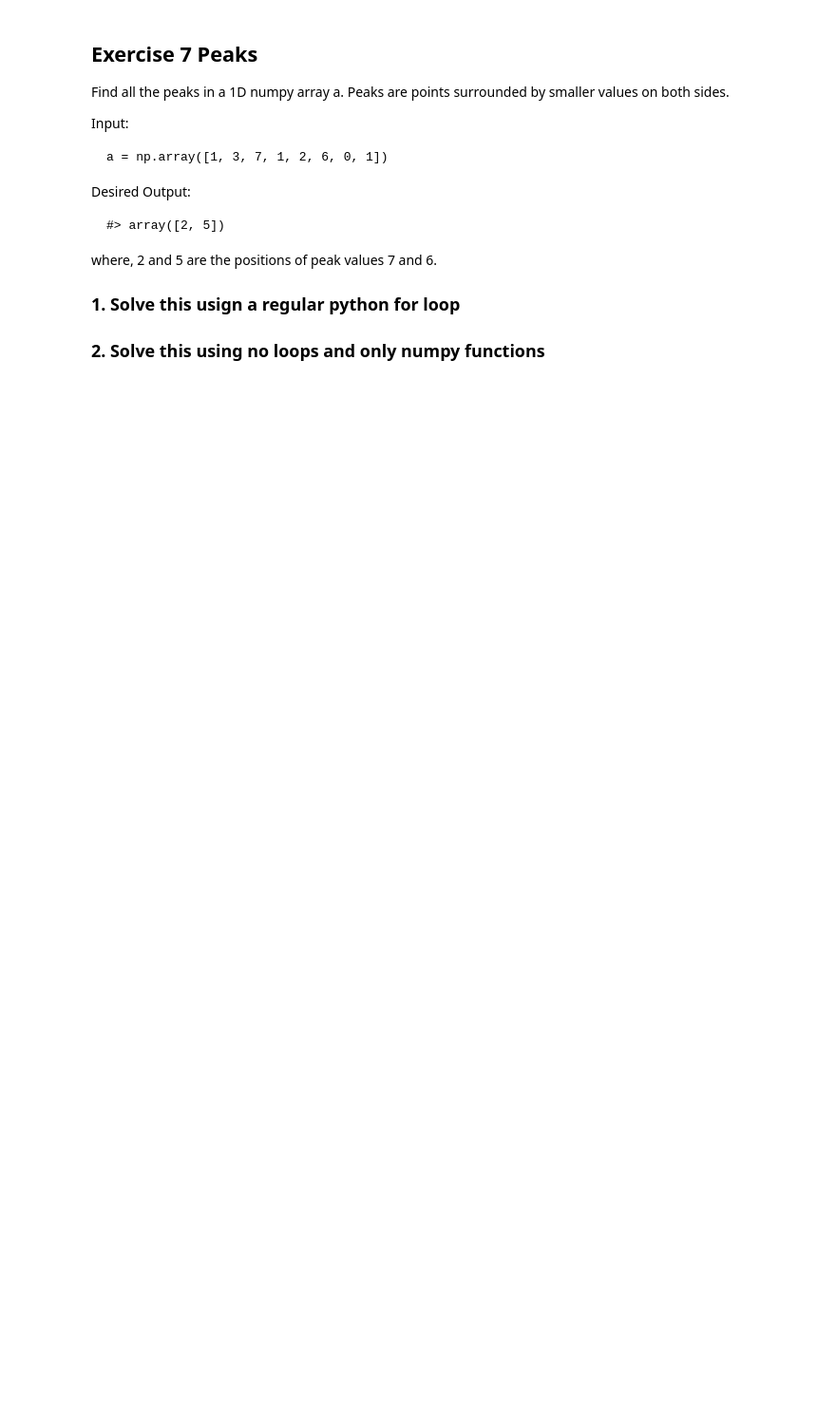
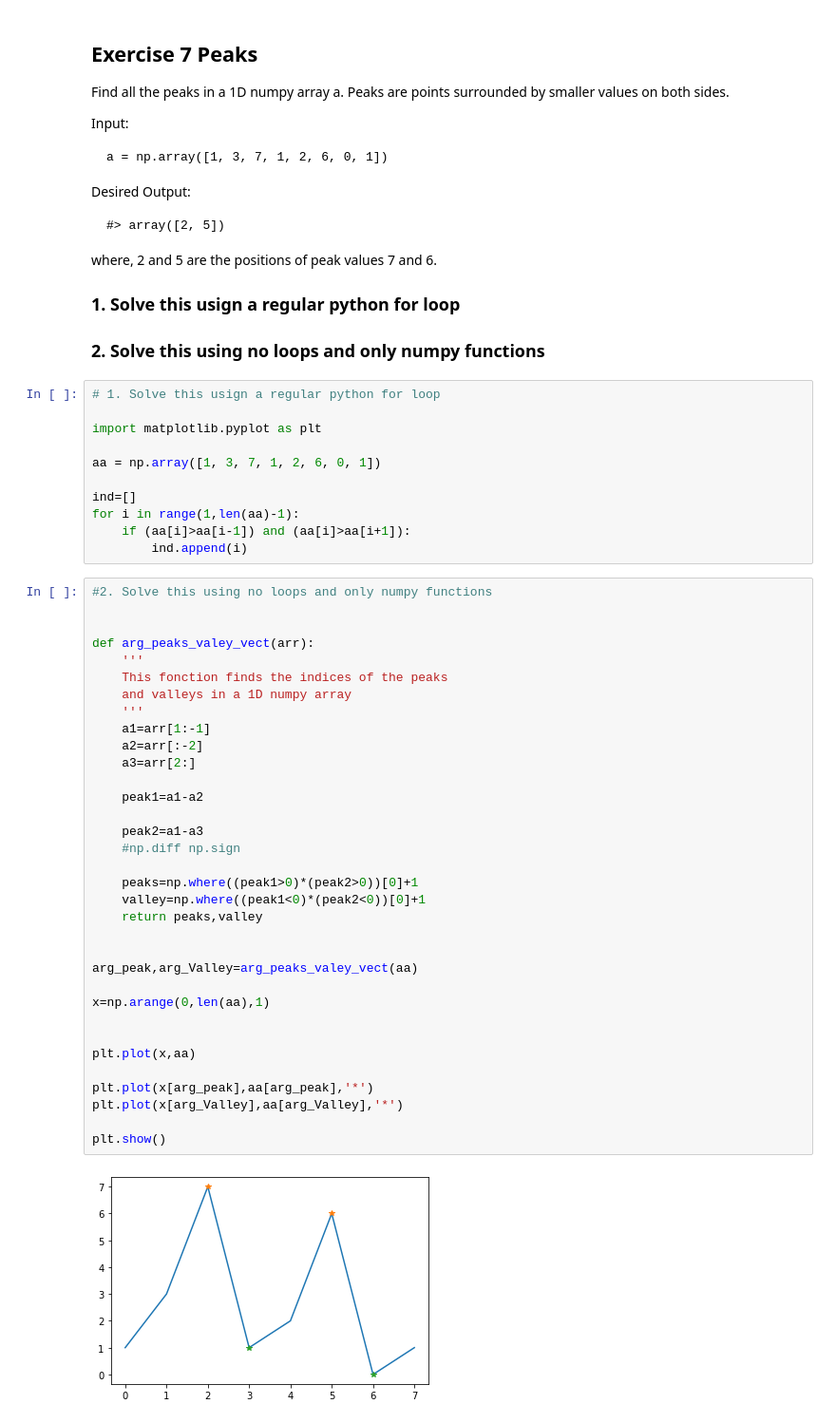
Before and after one commit to cb-ds-1/m1-6-numpy, a Jupyter notebook: Workshop.ipynb, the cells around one changed output. Shown at 95% size. Cells and saved outputs as stored; diff of their text form; blank space fills up the shorter version.

Commit message:
Numpy workshop done- Kevin Seyranoglu

```diff
--- a/Workshop.ipynb
+++ b/Workshop.ipynb
@@ -149,3 +371,50 @@ where, 2 and 5 are the positions of peak values 7 and 6.
 ### 1. Solve this usign a regular python for loop
 
 ### 2. Solve this using no loops and only numpy functions
+# %%
+# 1. Solve this usign a regular python for loop
+
+import matplotlib.pyplot as plt
+
+aa = np.array([1, 3, 7, 1, 2, 6, 0, 1])
+
+ind=[]
+for i in range(1,len(aa)-1):
+    if (aa[i]>aa[i-1]) and (aa[i]>aa[i+1]):
+        ind.append(i)
+# %%
+#2. Solve this using no loops and only numpy functions
+
+
+def arg_peaks_valey_vect(arr):
+    '''
+    This fonction finds the indices of the peaks
+    and valleys in a 1D numpy array
+    '''
+    a1=arr[1:-1]
+    a2=arr[:-2]
+    a3=arr[2:]
+
+    peak1=a1-a2
+
+    peak2=a1-a3
+    #np.diff np.sign
+
+    peaks=np.where((peak1>0)*(peak2>0))[0]+1
+    valley=np.where((peak1<0)*(peak2<0))[0]+1
+    return peaks,valley
+
+
+arg_peak,arg_Valley=arg_peaks_valey_vect(aa)
+
+x=np.arange(0,len(aa),1)
+
+
+plt.plot(x,aa)
+
+plt.plot(x[arg_peak],aa[arg_peak],'*')
+plt.plot(x[arg_Valley],aa[arg_Valley],'*')
+
+plt.show()
+# %% [output]
+[figure, added]
```
Also changed, not shown: parts of 8 cells of this notebook.
